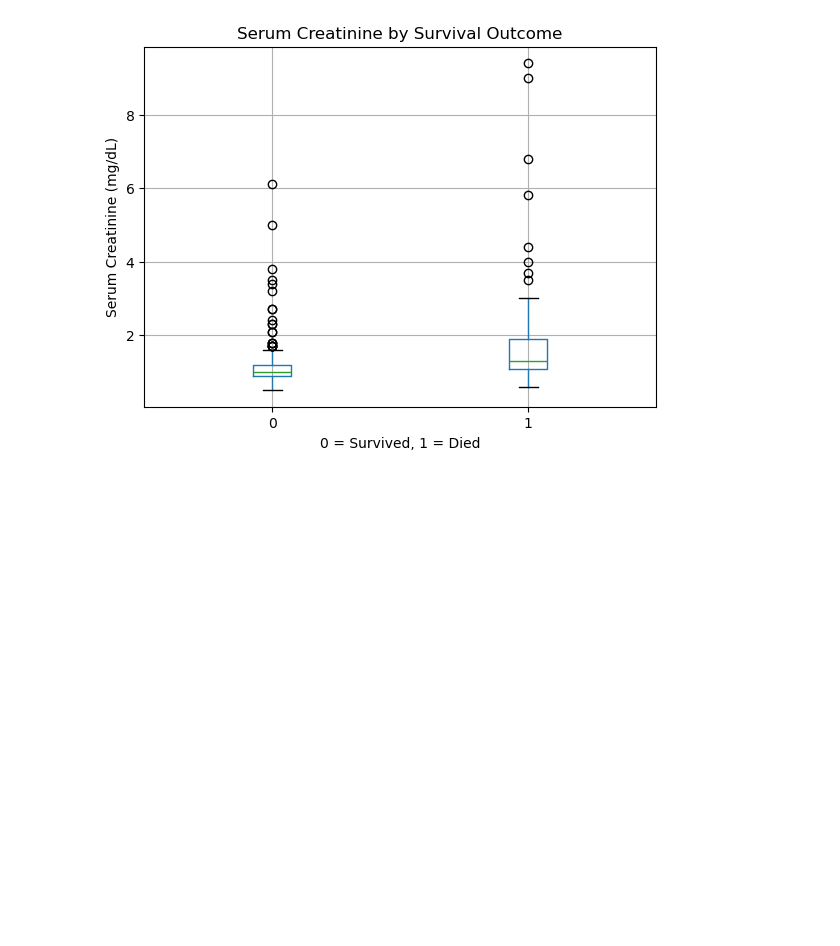
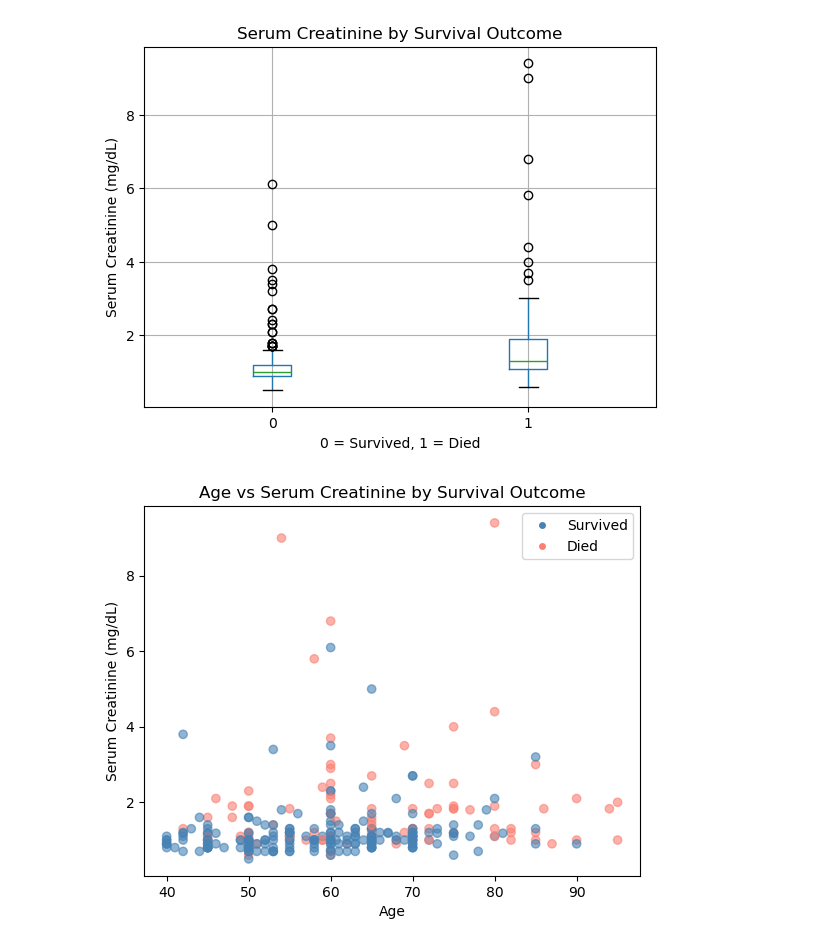
Before and after one commit to mardmt/cardio-procedures-analysis, a Jupyter notebook: 01_data_exploration.ipynb, the cells around one changed output. Cells and saved outputs as stored; diff of their text form; code cells hidden in the pictures; blank space fills up the shorter version.

Commit message:
Update 01_data_exploration.ipynb
Add scatter plot Age vs Serum Creatinine

```diff
--- a/01_data_exploration.ipynb
+++ b/01_data_exploration.ipynb
@@ -134,3 +134,16 @@ plt.show()
 # Survived (0) = lower creatinine levels
 # Higher creatinine = kidneys struggling = heart failing badly
 # Key predictor of mortality in heart failure patients
+# %%
+colors = df['DEATH_EVENT'].map({0: 'steelblue', 1: 'salmon'})
+plt.scatter(df['age'], df['serum_creatinine'], c=colors, alpha=0.6)
+plt.title('Age vs Serum Creatinine by Survival Outcome')
+plt.xlabel('Age')
+plt.ylabel('Serum Creatinine (mg/dL)')
+plt.legend(handles=[
+    plt.Line2D([0],[0], marker='o', color='w', markerfacecolor='steelblue', label='Survived'),
+    plt.Line2D([0],[0], marker='o', color='w', markerfacecolor='salmon', label='Died')
+])
+plt.show()
+# %% [output]
+[figure, added]
```
Also changed, not shown: parts of 1 cell of this notebook.
